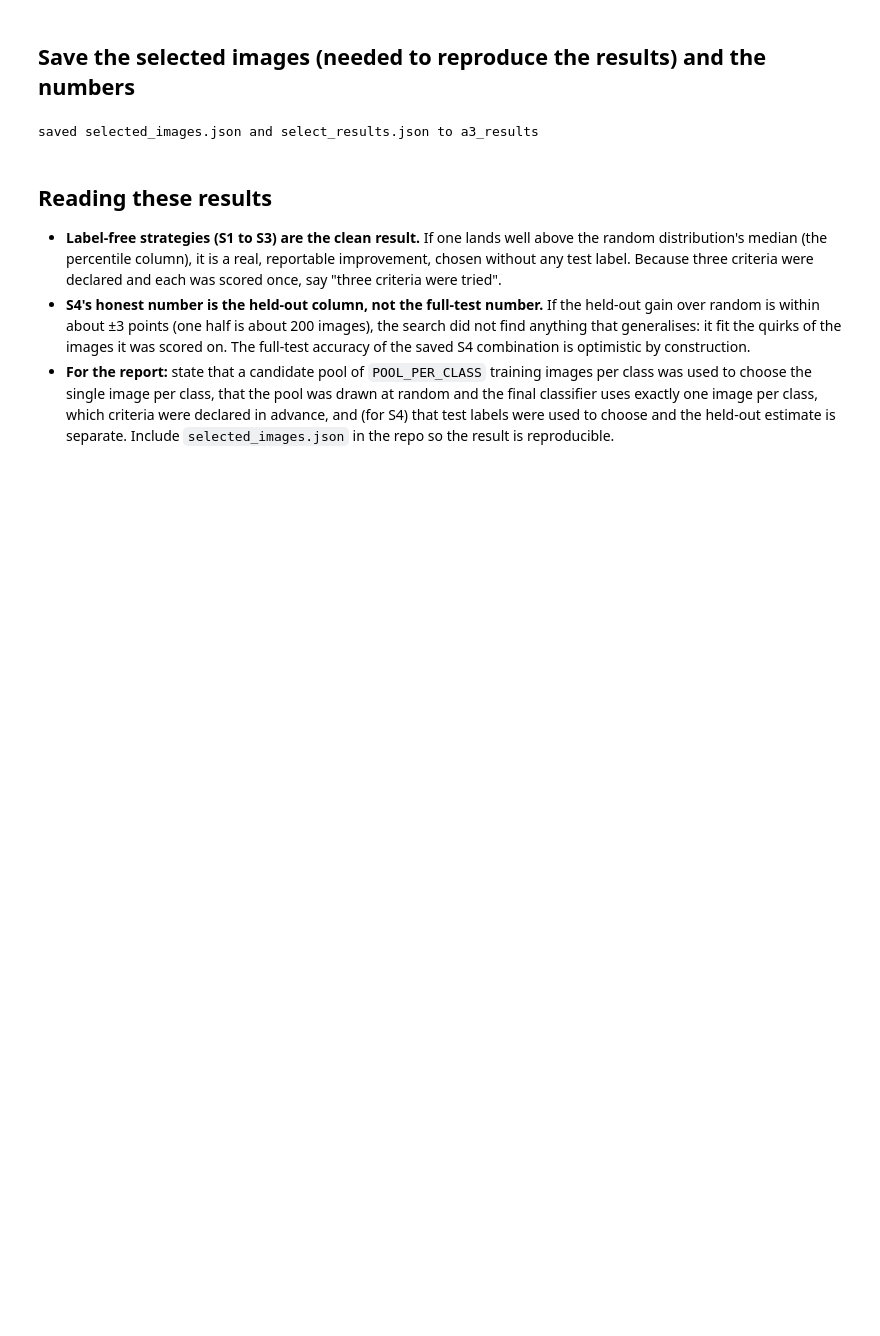
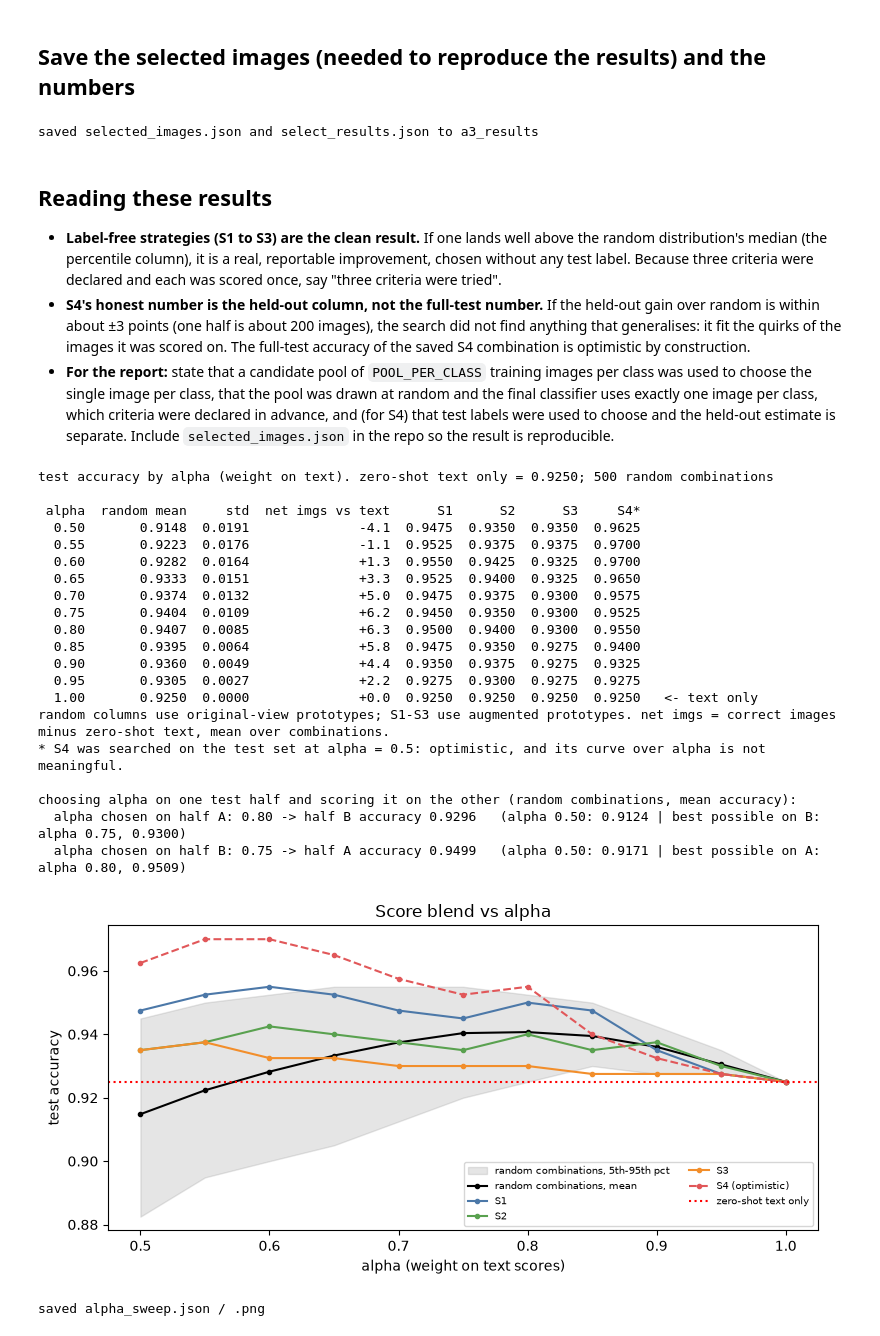
Before and after one commit to bfaryadi/ITCS-6169-a3, a Jupyter notebook: ITCS_6169_a3_select.ipynb, the cells around one changed output. Saved outputs shown, nothing was run; the diff lists cells and outputs as text; code cells hidden in the pictures; blank space fills up the shorter version.

Commit message:
alpha adjustments and summary

```diff
--- a/ITCS_6169_a3_select.ipynb
+++ b/ITCS_6169_a3_select.ipynb
@@ -585,3 +599,82 @@ saved selected_images.json and select_results.json to a3_results
 - **For the report:** state that a candidate pool of `POOL_PER_CLASS` training images per class was used to choose the single image per class, that the pool was drawn at random and
   the final classifier uses exactly one image per class, which criteria were declared in advance, and (for S4) that test labels were used to choose and the held-out estimate is separate.
   Include `selected_images.json` in the repo so the result is reproducible.
+# %%
+# ===== alpha sweep for the score blend: alpha = weight on the TEXT scores (0.50 to 0.95); 1.0 = text only =====
+# Add after the "final evaluation" cell. Uses: SIMP, Zt, rand_j, combos, views_for, HALF_A/HALF_B (all defined above).
+ALPHAS = [round(float(a), 2) for a in np.arange(0.50, 0.951, 0.05)]
+ALPHA_ROWS = ALPHAS + [1.0]
+
+# (1) the random combinations from the pool (original-view prototypes). The z-scored prototype scores do not depend on alpha.
+ZP = np.stack([zscore_rows(SIMP[:, AR, j]) for j in rand_j])                 # [combos, images, classes]
+text_ok = (Zt.argmax(1) == test_labels)                                      # z-scoring keeps the argmax: this is zero-shot text only
+sweep = {}
+for a in ALPHA_ROWS:
+    ok = ((a * Zt + (1 - a) * ZP).argmax(-1) == test_labels)                 # [combos, images]
+    sweep[a] = dict(all=ok.mean(1), A=ok[:, HALF_A].mean(1), B=ok[:, HALF_B].mean(1), net=ok.sum(1) - text_ok.sum())
+
+# (2) the selected combinations, with the augmented prototypes used in the final evaluation (embeddings come from the cache)
+sel_sweep = {}
+for n in AUG_EVAL:
+    P = make_prototypes(views_for(n, combos[n]), 'aug')
+    ZPn = zscore_rows(X @ P.T)
+    sel_sweep[n] = {a: accuracy((a * Zt + (1 - a) * ZPn).argmax(1), test_labels) for a in ALPHA_ROWS}
+
+cols = [n + '*' if n == 'S4' else n for n in AUG_EVAL]
+print(f'test accuracy by alpha (weight on text). zero-shot text only = {text_ok.mean():.4f}; {len(rand_j)} random combinations\n')
+print(f"{'alpha':>6}{'random mean':>13}{'std':>8}{'net imgs vs text':>18}" + ''.join(f'{c:>8}' for c in cols))
+for a in ALPHA_ROWS:
+    s = sweep[a]
+    tag = '   <- text only' if a == 1.0 else ''
+    print(f"{a:>6.2f}{s['all'].mean():>13.4f}{s['all'].std(ddof=1):>8.4f}{s['net'].mean():>+18.1f}" + ''.join(f'{sel_sweep[n][a]:>8.4f}' for n in AUG_EVAL) + tag)
+print('random columns use original-view prototypes; S1-S3 use augmented prototypes. net imgs = correct images minus zero-shot text, mean over combinations.')
+print('* S4 was searched on the test set at alpha = 0.5: optimistic, and its curve over alpha is not meaningful.')
+
+# (3) what picking alpha from this table would really buy: choose alpha on one half of the test images, score it on the other
+print('\nchoosing alpha on one test half and scoring it on the other (random combinations, mean accuracy):')
+for tr, te in (('A', 'B'), ('B', 'A')):
+    best = max(ALPHAS, key=lambda a: sweep[a][tr].mean())
+    best_te = max(ALPHAS, key=lambda a: sweep[a][te].mean())
+    print(f"  alpha chosen on half {tr}: {best:.2f} -> half {te} accuracy {sweep[best][te].mean():.4f}"
+          f"   (alpha 0.50: {sweep[0.5][te].mean():.4f} | best possible on {te}: alpha {best_te:.2f}, {sweep[best_te][te].mean():.4f})")
+
+fig, ax = plt.subplots(figsize=(8, 4))
+mean_c = np.array([sweep[a]['all'].mean() for a in ALPHA_ROWS])
+lo = np.array([np.percentile(sweep[a]['all'], 5) for a in ALPHA_ROWS]); hi = np.array([np.percentile(sweep[a]['all'], 95) for a in ALPHA_ROWS])
+ax.fill_between(ALPHA_ROWS, lo, hi, color='gray', alpha=0.2, label='random combinations, 5th-95th pct')
+ax.plot(ALPHA_ROWS, mean_c, 'k-o', ms=3, label='random combinations, mean')
+for n, col in zip(AUG_EVAL, ('#4c78a8', '#59a14f', '#f28e2b', '#e15759')):
+    ax.plot(ALPHA_ROWS, [sel_sweep[n][a] for a in ALPHA_ROWS], color=col, marker='o', ms=3, ls='--' if n == 'S4' else '-', label=n + (' (optimistic)' if n == 'S4' else ''))
+ax.axhline(text_ok.mean(), color='r', ls=':', label='zero-shot text only')
+ax.set_xlabel('alpha (weight on text scores)'); ax.set_ylabel('test accuracy'); ax.legend(fontsize=7, ncol=2); ax.set_title('Score blend vs alpha')
+plt.tight_layout(); plt.savefig(RESULTS_DIR / 'alpha_sweep.png', dpi=150); plt.show()
+
+(RESULTS_DIR / 'alpha_sweep.json').write_text(json.dumps(dict(
+    alphas=ALPHA_ROWS, text_only=float(text_ok.mean()),
+    random_mean=[float(sweep[a]['all'].mean()) for a in ALPHA_ROWS], random_std=[float(sweep[a]['all'].std(ddof=1)) for a in ALPHA_ROWS],
+    selected={n: {str(a): sel_sweep[n][a] for a in ALPHA_ROWS} for n in AUG_EVAL},
+    note='alpha examined on the test set after seeing the one-shot results: any alpha chosen from this is test-selected'), indent=1))
+print('saved alpha_sweep.json / .png')
+# %% [output]
+test accuracy by alpha (weight on text). zero-shot text only = 0.9250; 500 random combinations
+
+ alpha  random mean     std  net imgs vs text      S1      S2      S3     S4*
+  0.50       0.9148  0.0191              -4.1  0.9475  0.9350  0.9350  0.9625
+  0.55       0.9223  0.0176              -1.1  0.9525  0.9375  0.9375  0.9700
+  0.60       0.9282  0.0164              +1.3  0.9550  0.9425  0.9325  0.9700
+  0.65       0.9333  0.0151              +3.3  0.9525  0.9400  0.9325  0.9650
+  0.70       0.9374  0.0132              +5.0  0.9475  0.9375  0.9300  0.9575
+  0.75       0.9404  0.0109              +6.2  0.9450  0.9350  0.9300  0.9525
+  0.80       0.9407  0.0085              +6.3  0.9500  0.9400  0.9300  0.9550
+  0.85       0.9395  0.0064              +5.8  0.9475  0.9350  0.9275  0.9400
+  0.90       0.9360  0.0049              +4.4  0.9350  0.9375  0.9275  0.9325
+  0.95       0.9305  0.0027              +2.2  0.9275  0.9300  0.9275  0.9275
+  1.00       0.9250  0.0000              +0.0  0.9250  0.9250  0.9250  0.9250   <- text only
+random columns use original-view prototypes; S1-S3 use augmented prototypes. net imgs = correct images minus zero-shot text, mean over combinations.
+* S4 was searched on the test set at alpha = 0.5: optimistic, and its curve over alpha is not meaningful.
+
+choosing alpha on one test half and scoring it on the other (random combinations, mean accuracy):
+  alpha chosen on half A: 0.80 -> half B accuracy 0.9296   (alpha 0.50: 0.9124 | best possible on B: alpha 0.75, 0.9300)
+  alpha chosen on half B: 0.75 -> half A accuracy 0.9499   (alpha 0.50: 0.9171 | best possible on A: alpha 0.80, 0.9509)
+[figure, added]
+saved alpha_sweep.json / .png
```
Also changed, not shown: parts of 8 cells of this notebook.
